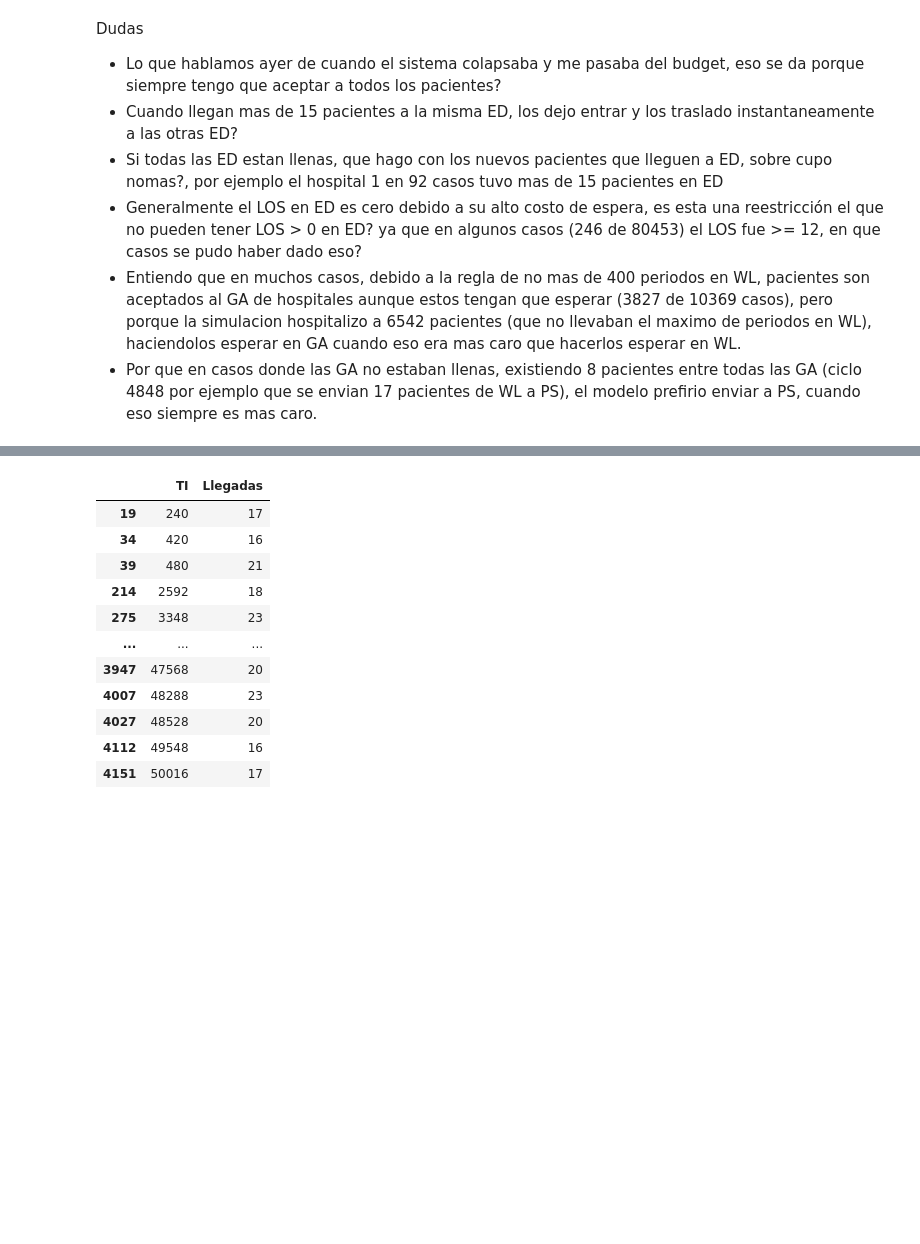
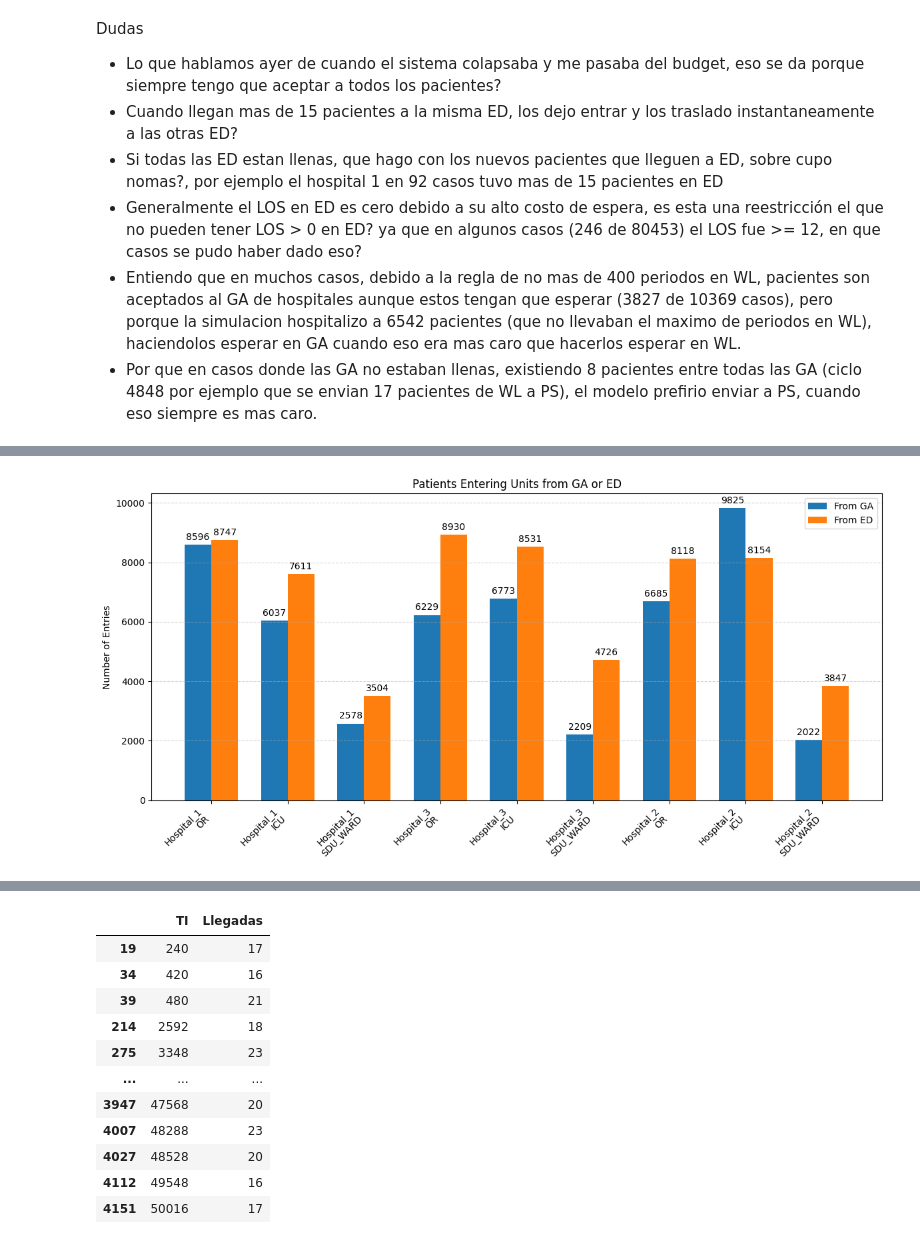
Before and after one commit to franfonte/Capstone, a Jupyter notebook: simulacion/1. codigo analisis/analisis_datos.ipynb, the cells around one changed output, grey strips where cells are left out. Drawn from its saved outputs; the diff is of its cells as text; code cells hidden in the pictures; blank space fills up the shorter version.

```diff
--- a/simulacion/1. codigo analisis/analisis_datos.ipynb
+++ b/simulacion/1. codigo analisis/analisis_datos.ipynb
@@ -49,3 +56,7 @@ tl = df.copy()
+# %%
+# Agrego LOS a cada fila y reordeno
+tl["LOS"] = (tl["TF"] - tl["TI"])
+tl = tl[["ID", "MS_GRD", "UBICACIÓN", "TI", "TF", "LOS", "HOSPITAL", "UNIDAD"]]
 # %%
 # Agrego LOS a cada fila y reordeno
 tl["LOS"] = (tl["TF"] - tl["TI"])
@@ -103,7 +114,7 @@ new_rows_df = pd.DataFrame(new_rows_list)
 tl = pd.concat([tl, new_rows_df], ignore_index=True)
 
 # Reordenar filas para meter filas entremedio
-tl = tl.sort_values(["ID", "TI"])
+tl = tl.sort_values(["ID", "TI", "UBICACIÓN"])
 
 # Resetear index pra que se vea ordenado
 tl_1 = tl.reset_index(drop=True)
@@ -224,0 +435,85 @@ tl["COSTO TRASLADO"] = tl.apply(
+# %%
+import matplotlib.pyplot as plt
+import numpy as np
+
+def count_entries_from_sources(tl):
+    # Units of interest
+    target_units = ["OR", "ICU", "SDU_WARD"]
+    sources = ["GA", "ED"]
+
+    # Initialize result: {hospital: {unit: {'GA': x, 'ED': y}}}
+    entry_counts = {}
+
+    # Sort to ensure chronological order per patient
+    tl_sorted = tl.sort_values(["ID", "TI"]).reset_index(drop=True)
+
+    # Loop over patient histories
+    for pid, group in tl_sorted.groupby("ID"):
+        group = group.reset_index(drop=True)
+        for i in range(1, len(group)):
+            prev = group.iloc[i - 1]
+            curr = group.iloc[i]
+
+            # Check for direct handoff: TF(prev) == TI(curr)
+            if curr["TI"] == prev["TF"]:
+                unidad = curr["UBICACIÓN"]
+                hospital = curr["HOSPITAL"]
+                source = prev["UBICACIÓN"]
+
+                for target in target_units:
+                    if target in unidad:
+                        if hospital not in entry_counts:
+                            entry_counts[hospital] = {}
+                        if target not in entry_counts[hospital]:
+                            entry_counts[hospital][target] = {"GA": 0, "ED": 0}
+                        if any(s in source for s in sources):
+                            key = "GA" if "GA" in source else "ED"
+                            entry_counts[hospital][target][key] += 1
+
+    return entry_counts
+
+def plot_entry_counts_by_source(entry_counts):
+    hospitals = list(entry_counts.keys())
+    units = ["OR", "ICU", "SDU_WARD"]
+    sources = ["GA", "ED"]
+
+    # Build data structure for plotting
+    data = {source: [] for source in sources}
+    labels = []
+
+    for hospital in hospitals:
+        for unit in units:
+            labels.append(f"{hospital}\n{unit}")
+            for source in sources:
+                count = entry_counts.get(hospital, {}).get(unit, {}).get(source, 0)
+                data[source].append(count)
+
+    x = np.arange(len(labels))  # label positions
+    width = 0.35
+
+    fig, ax = plt.subplots(figsize=(12, 6))
+    rects1 = ax.bar(x - width/2, data["GA"], width, label="From GA")
+    rects2 = ax.bar(x + width/2, data["ED"], width, label="From ED")
+
+    ax.set_ylabel("Number of Entries")
+    ax.set_title("Patients Entering Units from GA or ED")
+    ax.set_xticks(x)
+    ax.set_xticklabels(labels, rotation=45, ha="right")
+    ax.legend()
+    ax.grid(True, axis='y', linestyle='--', alpha=0.5)
+
+    # Annotate bars
+    for rect in rects1 + rects2:
+        height = rect.get_height()
+        if height > 0:
+            ax.annotate(f"{int(height)}", xy=(rect.get_x() + rect.get_width() / 2, height),
+                        xytext=(0, 3), textcoords="offset points", ha='center', va='bottom')
+
+    plt.tight_layout()
+    plt.show()
+
+# ✅ Usage example:
+entries = count_entries_from_sources(tl)
+plot_entry_counts_by_source(entries)
+# %% [output]
+[figure, added]
```
Also changed, not shown: parts of 11 cells of this notebook, 10 other files.
